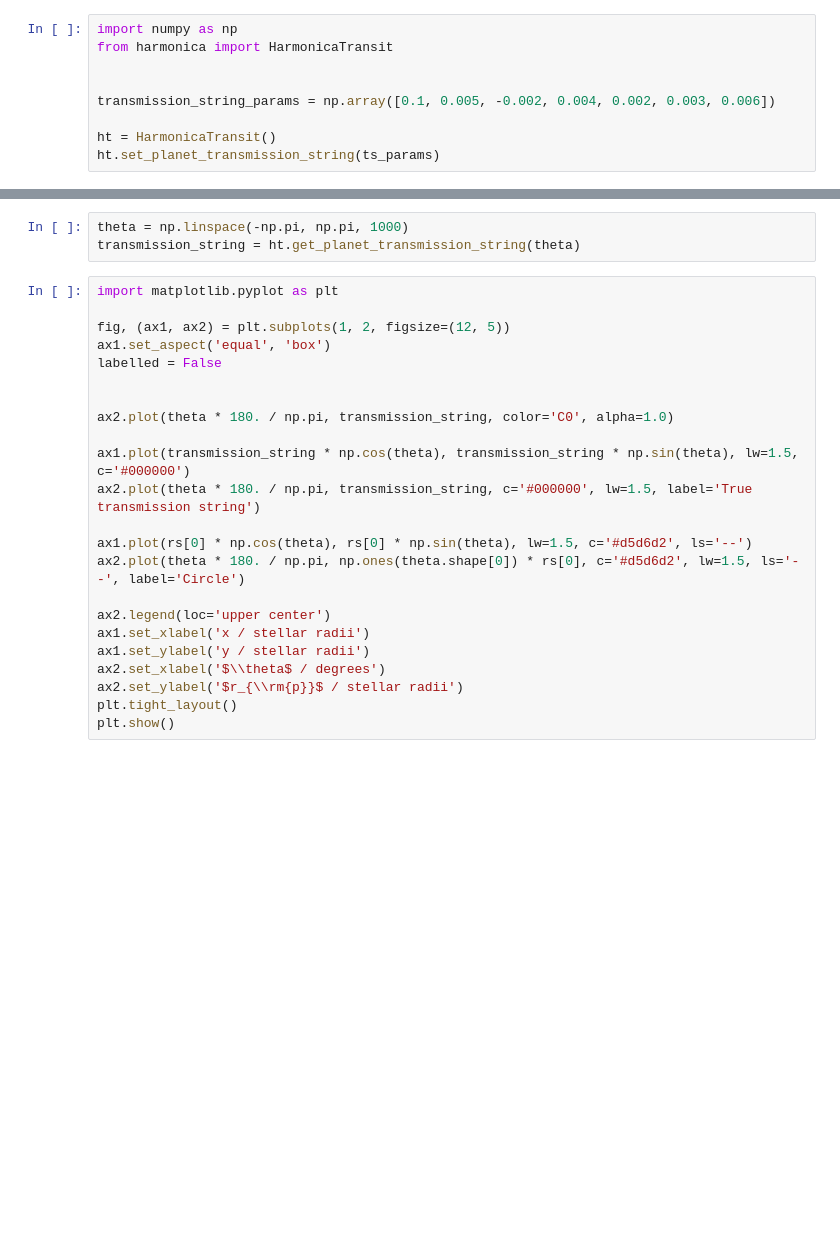
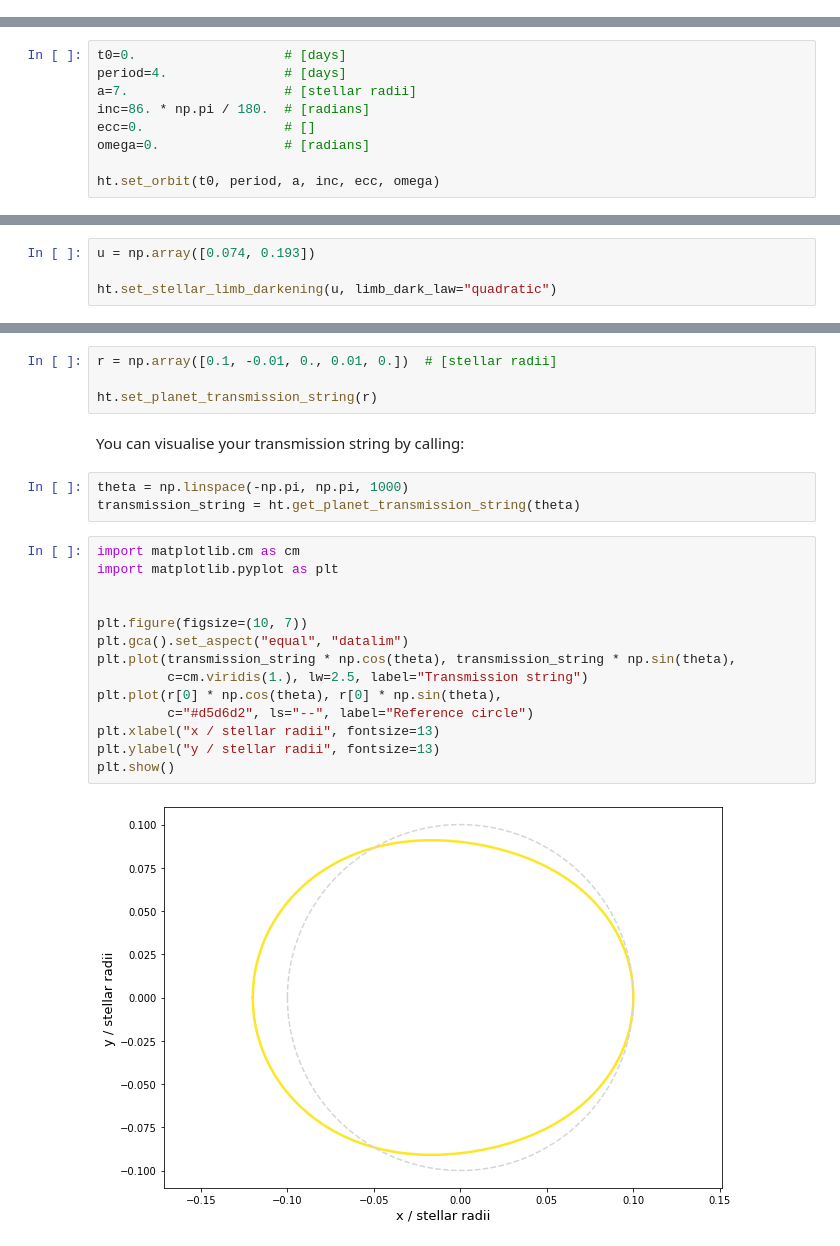
Before and after one commit to DavoGrant/harmonica, a Jupyter notebook: docs/source/views/tutorials/generate_light_curve.ipynb, the cells around one changed output, grey strips where cells are left out. Saved outputs shown, nothing was run; the diff lists cells and outputs as text; blank space fills up the shorter version.

```diff
--- a/docs/source/views/tutorials/generate_light_curve.ipynb
+++ b/docs/source/views/tutorials/generate_light_curve.ipynb
@@ -42,9 +12,0 @@ array([1.        , 1.        , 1.        , 1.        , 1.        ,
-# %%
-import numpy as np
-from harmonica import HarmonicaTransit
-
-
-transmission_string_params = np.array([0.1, 0.005, -0.002, 0.004, 0.002, 0.003, 0.006])
-
-ht = HarmonicaTransit()
-ht.set_planet_transmission_string(ts_params)
@@ -50,0 +15,9 @@ ht.set_planet_transmission_string(ts_params)
+# %%
+t0=0.                   # [days]
+period=4.               # [days]
+a=7.                    # [stellar radii]
+inc=86. * np.pi / 180.  # [radians]
+ecc=0.                  # []
+omega=0.                # [radians]
+
+ht.set_orbit(t0, period, a, inc, ecc, omega)
@@ -50,0 +26,4 @@ ht.set_planet_transmission_string(ts_params)
+# %%
+u = np.array([0.074, 0.193])
+
+ht.set_stellar_limb_darkening(u, limb_dark_law="quadratic")
@@ -51,26 +32,25 @@ ht.set_planet_transmission_string(ts_params)
+# %%
+r = np.array([0.1, -0.01, 0., 0.01, 0.])  # [stellar radii]
+
+ht.set_planet_transmission_string(r)
+# %% [markdown]
+You can visualise your transmission string by calling:
 # %%
 theta = np.linspace(-np.pi, np.pi, 1000)
 transmission_string = ht.get_planet_transmission_string(theta)
-# %%
-import matplotlib.pyplot as plt
-
-fig, (ax1, ax2) = plt.subplots(1, 2, figsize=(12, 5))
-ax1.set_aspect('equal', 'box')
-labelled = False
-
-
-ax2.plot(theta * 180. / np.pi, transmission_string, color='C0', alpha=1.0)
-
-ax1.plot(transmission_string * np.cos(theta), transmission_string * np.sin(theta), lw=1.5, c='#000000')
-ax2.plot(theta * 180. / np.pi, transmission_string, c='#000000', lw=1.5, label='True transmission string')
-
-ax1.plot(rs[0] * np.cos(theta), rs[0] * np.sin(theta), lw=1.5, c='#d5d6d2', ls='--')
-ax2.plot(theta * 180. / np.pi, np.ones(theta.shape[0]) * rs[0], c='#d5d6d2', lw=1.5, ls='--', label='Circle')
-
-ax2.legend(loc='upper center')
-ax1.set_xlabel('x / stellar radii')
-ax1.set_ylabel('y / stellar radii')
-ax2.set_xlabel('$\\theta$ / degrees')
-ax2.set_ylabel('$r_{\\rm{p}}$ / stellar radii')
-plt.tight_layout()
-plt.show()
+# %%
+import matplotlib.cm as cm
+import matplotlib.pyplot as plt
+
+
+plt.figure(figsize=(10, 7))
+plt.gca().set_aspect("equal", "datalim")
+plt.plot(transmission_string * np.cos(theta), transmission_string * np.sin(theta),
+         c=cm.viridis(1.), lw=2.5, label="Transmission string")
+plt.plot(r[0] * np.cos(theta), r[0] * np.sin(theta),
+         c="#d5d6d2", ls="--", label="Reference circle")
+plt.xlabel("x / stellar radii", fontsize=13)
+plt.ylabel("y / stellar radii", fontsize=13)
+plt.show()
+# %% [output]
+[figure, added]
```
Also changed, not shown: parts of 11 cells of this notebook, 14 other files.
